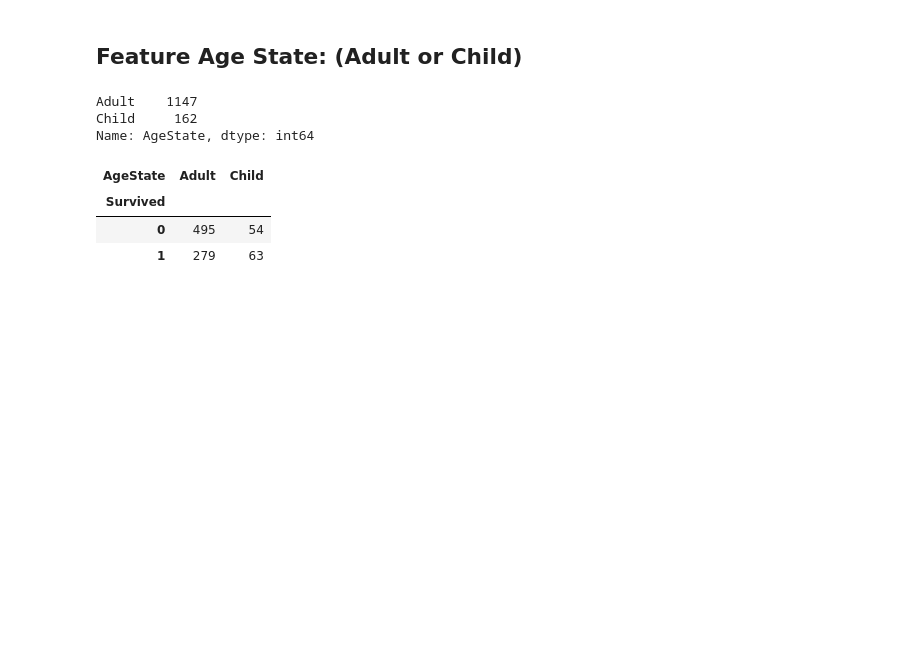
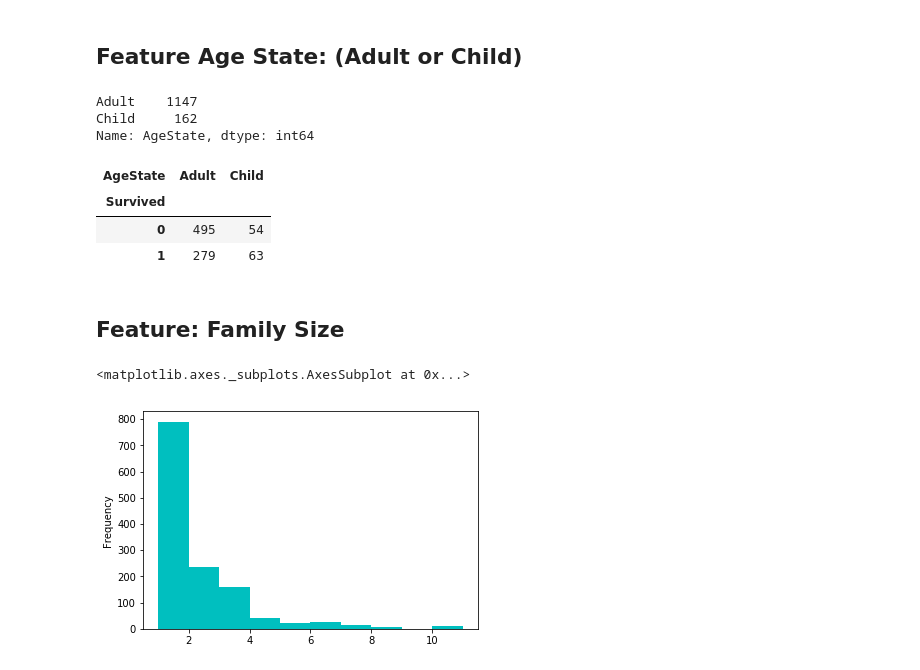
Before and after one commit to alabetskiy/Titanic, a Jupyter notebook: notebooks/2.0-ak-exploring-processing-data.ipynb, the cells around one changed output. Saved outputs shown, nothing was run; the diff lists cells and outputs as text; code cells hidden in the pictures; blank space fills up the shorter version.

Commit message:
Working with Family Feature

```diff
--- a/notebooks/2.0-ak-exploring-processing-data.ipynb
+++ b/notebooks/2.0-ak-exploring-processing-data.ipynb
@@ -998,3 +998,14 @@ pd.crosstab(df[df.Survived != -888].Survived, df[df.Survived !=-888].AgeState)
 | Survived |  |  |
 | 0 | 495 | 54 |
 | 1 | 279 | 63 |
+# %% [markdown]
+## Feature: Family Size
+# %%
+# Family: Adding parents with siblings
+df['FamilySize'] = df.Parch + df.SibSp + 1 # 1 for self
+# %%
+# explore the family feature
+df['FamilySize'].plot(kind='hist',color='c')
+# %% [output]
+<matplotlib.axes._subplots.AxesSubplot at 0x...>
+[figure, added]
```
Also changed, not shown: parts of 1 cell of this notebook.
